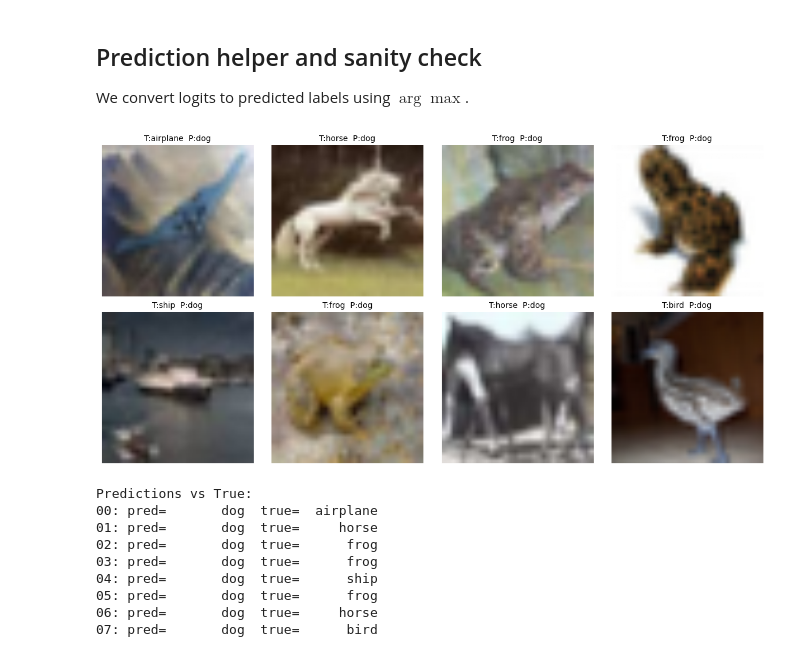
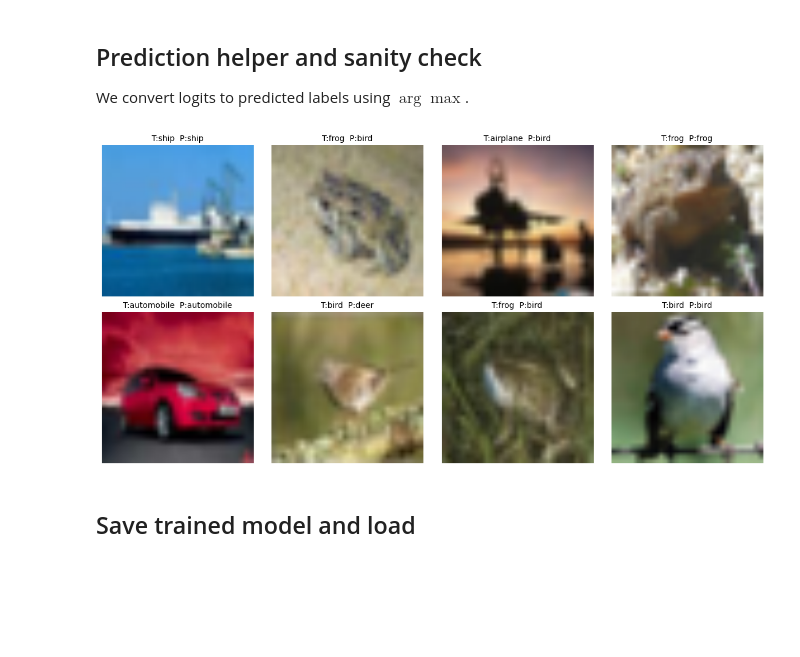
Before and after one commit to amitshree/vision-transformer-pytorch, a Jupyter notebook: vit_notebook.ipynb, the cells around one changed output. Drawn from its saved outputs; the diff is of its cells as text; code cells hidden in the pictures; blank space fills up the shorter version.

Commit message:
saved trained model and ran training for long duration

```diff
--- a/vit_notebook.ipynb
+++ b/vit_notebook.ipynb
@@ -68,8 +66,8 @@ To keep runs fast, we start with a small training and test data set instead of u
 # %%
 
 # Fixed subset for fast experiments
-train_indices = torch.randperm(len(full_train_ds))[:200].tolist()
-test_indices  = torch.randperm(len(full_test_ds))[:100].tolist()
+train_indices = torch.randperm(len(full_train_ds))[:100000].tolist()
+test_indices  = torch.randperm(len(full_test_ds))[:300].tolist()
 
 train_ds = Subset(full_train_ds, train_indices)
 test_ds  = Subset(full_test_ds, test_indices)
@@ -873,34 +828,23 @@ def predict_batch(model: nn.Module, x: torch.Tensor) -> torch.Tensor:
 # %%
 # Grab a batch
 images, labels = next(iter(test_loader))
-images, labels = images.to(device)[:8], labels[:8]  # keep labels on CPU
+images, labels = images.to(device)[:8], labels[:8]  # keep labels on device
 
 # Predict
 preds = predict_batch(model, images).cpu()
 
 # Plot (images already in [0,1] from ToTensor)
 images_plot = images.cpu().clamp(0, 1)
 
 fig, axes = plt.subplots(2, 4, figsize=(12, 6))
 for i, ax in enumerate(axes.flatten()):
     ax.imshow(images_plot[i].permute(1, 2, 0))  # CHW -> HWC
     ax.set_title(f"T:{classes[labels[i]]}  P:{classes[preds[i]]}", fontsize=10)
     ax.axis("off")
 
 plt.tight_layout()
 plt.show()
-
-print("Predictions vs True:")
-for i in range(len(preds)):
-    print(f"{i:02d}: pred={classes[preds[i]]:>10s}  true={classes[labels[i]]:>10s}")
 # %% [output]
-[figure, old version]
+[figure, new version]
-Predictions vs True:
-00: pred=       dog  true=  airplane
-01: pred=       dog  true=     horse
-02: pred=       dog  true=      frog
-03: pred=       dog  true=      frog
-04: pred=       dog  true=      ship
-05: pred=       dog  true=      frog
-06: pred=       dog  true=     horse
-07: pred=       dog  true=      bird
+# %% [markdown]
+## Save trained model and load
```
Also changed, not shown: parts of 19 cells of this notebook.
